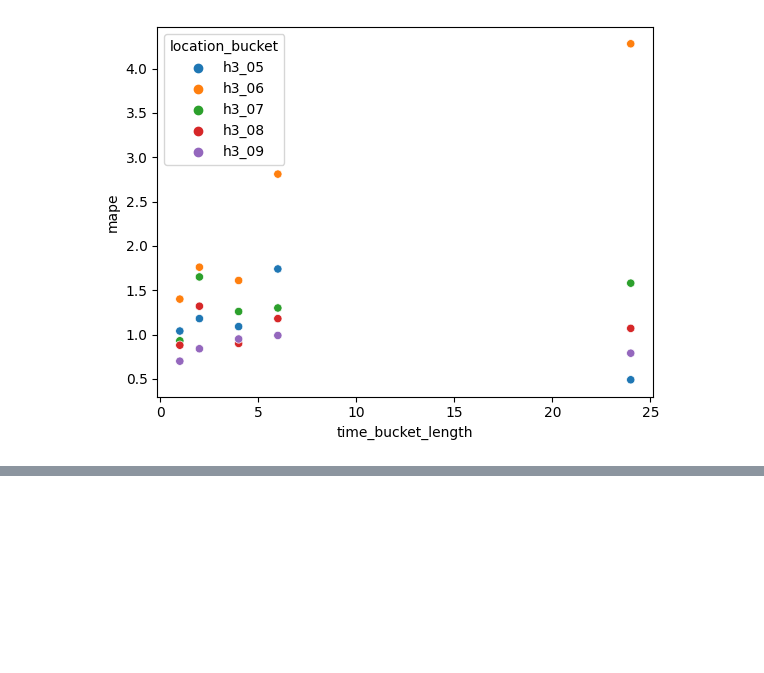
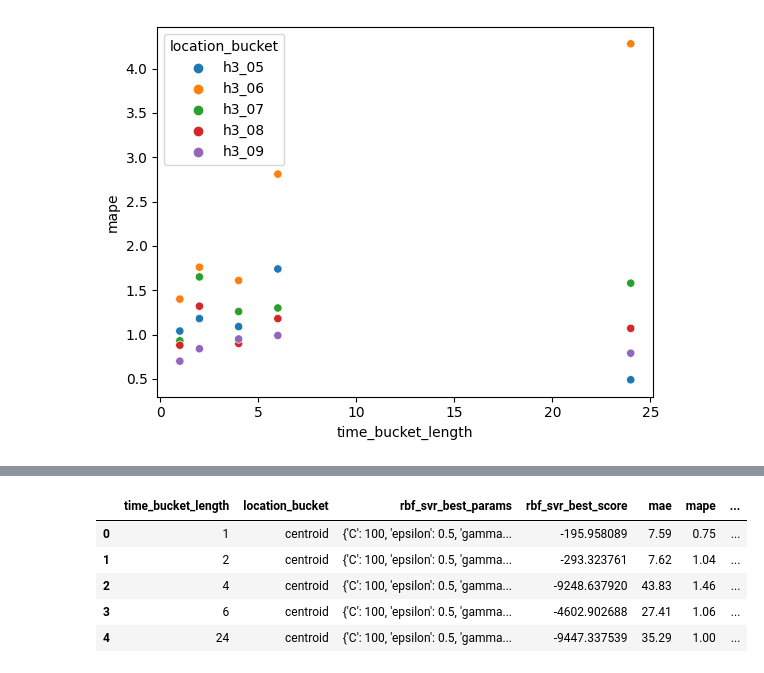
Before and after one commit to Jerematix/aaa, a Jupyter notebook: notebooks/4_predictive_analysis/01_SVM.ipynb, the cells around one changed output, grey strips where cells are left out. Saved outputs shown, nothing was run; the diff lists cells and outputs as text; code cells hidden in the pictures; blank space fills up the shorter version.

```diff
--- a/notebooks/4_predictive_analysis/01_SVM.ipynb
+++ b/notebooks/4_predictive_analysis/01_SVM.ipynb
@@ -451,0 +452,9 @@ grid_dfs
+# %%
+pd.DataFrame(results_centroid)
+# %% [output]
+|  | time_bucket_length | location_bucket | rbf_svr_best_params | rbf_svr_best_score | mae | mape | ... |
+| 0 | 1 | centroid | {'C': 100, 'epsilon': 0.5, 'gamma... | -195.958089 | 7.59 | 0.75 | ... |
+| 1 | 2 | centroid | {'C': 100, 'epsilon': 0.5, 'gamma... | -293.323761 | 7.62 | 1.04 | ... |
+| 2 | 4 | centroid | {'C': 100, 'epsilon': 0.5, 'gamma... | -9248.637920 | 43.83 | 1.46 | ... |
+| 3 | 6 | centroid | {'C': 100, 'epsilon': 0.5, 'gamma... | -4602.902688 | 27.41 | 1.06 | ... |
+| 4 | 24 | centroid | {'C': 100, 'epsilon': 0.5, 'gamma... | -9447.337539 | 35.29 | 1.00 | ... |
```
Also changed, not shown: parts of 25 cells of this notebook, 2 other files.
